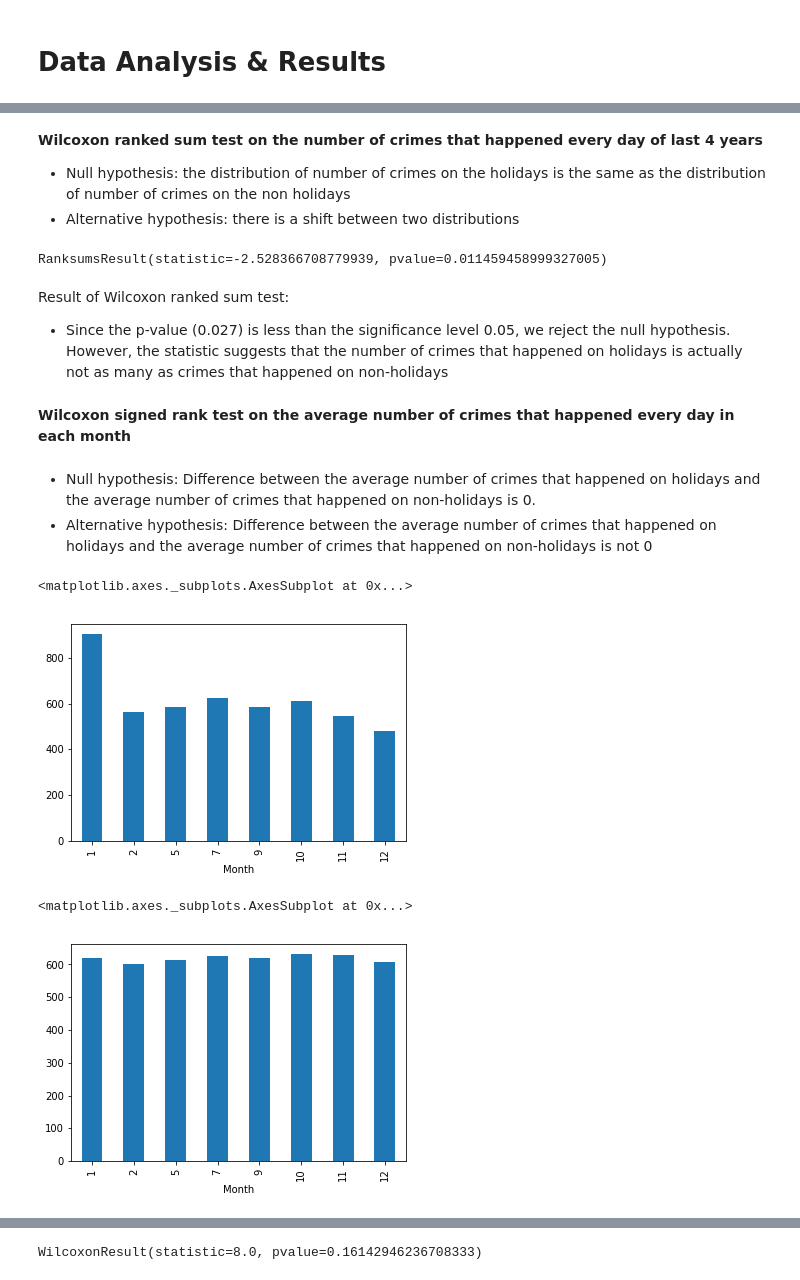
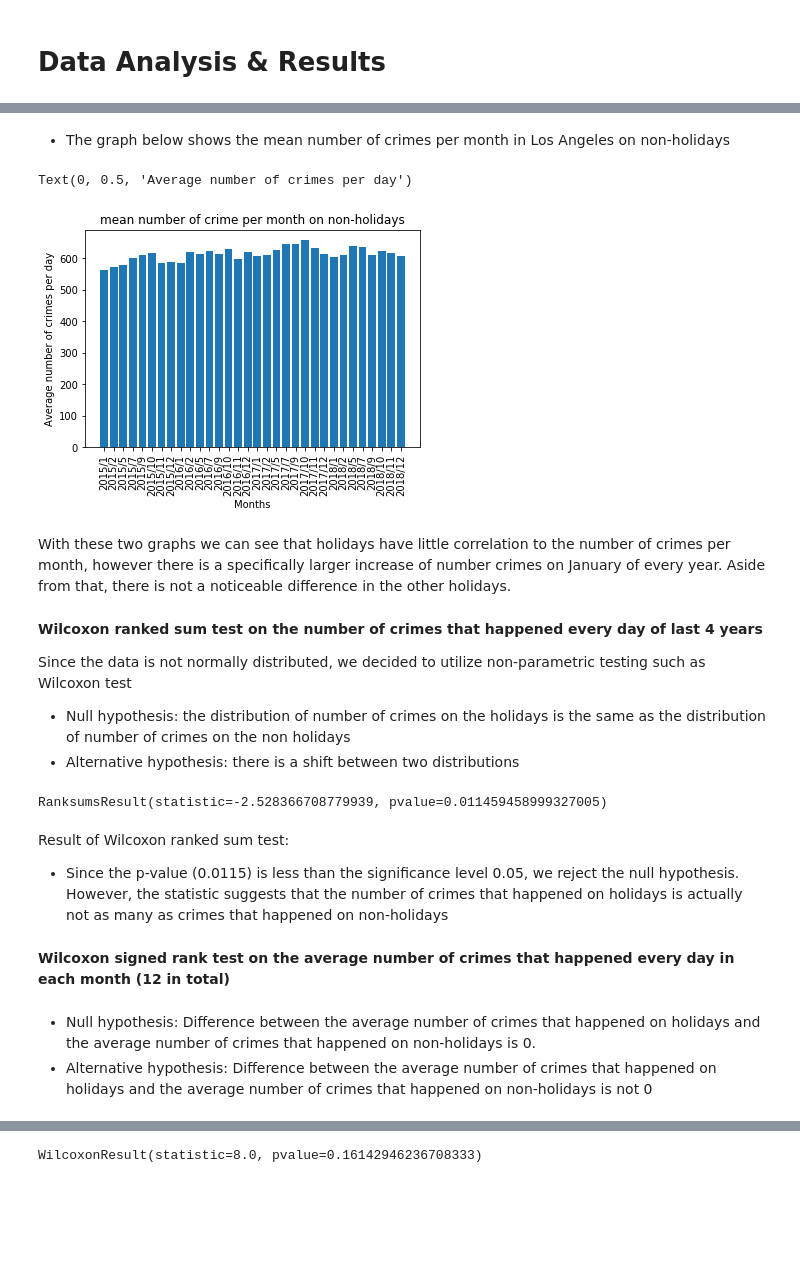
Before and after one commit to r3qin/COGS108FinalProject, a Jupyter notebook: FinalProject.ipynb, the cells around one changed output, grey strips where cells are left out. Cells and saved outputs as stored; diff of their text form; code cells hidden in the pictures; blank space fills up the shorter version.

```diff
--- a/FinalProject.ipynb
+++ b/FinalProject.ipynb
@@ -107,3 +142,15 @@ df["is_holiday"] = df["Date Occurred"].isin(holidays)
+# %%
+num_crime_nonholiday_2 = df.groupby(["Year", "Month"]).sum().Num - df.groupby(["Year", "Month"]).sum().is_holiday
+num_crime_nonholiday_2 = num_crime_nonholiday_2.reset_index()
+num_crime_nonholiday_2.columns = ["Year", "Month", "Num"]
+num_crime_nonholiday_2["time"] = num_crime_nonholiday_2["Year"].apply(str) +"/" + num_crime_nonholiday_2["Month"].apply(str)
+mean_num_crime_nonholiday = []
+for i in range(num_crime_nonholiday_2.shape[0]):
+    a = num_crime_nonholiday_2["Num"][i]
+    b = num_nonholidays[num_crime_nonholiday_2["Month"][i]-1]
+    mean_num_crime_nonholiday.append(a/b)
+num_crime_nonholiday_2["Average"] = mean_num_crime_nonholiday
+num_crime_nonholiday_2 = num_crime_nonholiday_2[~num_crime_nonholiday_2["Month"].isin([3,4,6,8])]
 # %% [markdown]
 Calculate the number of crimes on every day during these four years and split the data into two groups: holidays and non-holidays.
 # %%
@@ -162,5 +228,20 @@ Results of normality testing
+# %% [markdown]
+- The graph below shows the mean number of crimes per month in Los Angeles on non-holidays
+# %%
+plt.bar(num_crime_nonholiday_2["time"], num_crime_nonholiday_2["Average"])
+plt.title("mean number of crime per month on non-holidays")
+locs = plt.xticks(rotation=90)
+plt.xlabel("Months")
+plt.ylabel("Average number of crimes per day")
+# %% [output]
+Text(0, 0.5, 'Average number of crimes per day')
+[figure, added]
+# %% [markdown]
+With these two graphs we can see that holidays have little correlation to the number of crimes per month, however there is a specifically larger increase of number crimes on January of every year. Aside from that, there is not a noticeable difference in the other holidays.
 # %% [markdown]
 **Wilcoxon ranked sum test on the number of crimes that happened every day of last 4 years**
+
+Since the data is not normally distributed, we decided to utilize non-parametric testing such as Wilcoxon test
 - Null hypothesis: the distribution of number of crimes on the holidays is the same as the distribution of number of crimes on the non holidays
 - Alternative hypothesis: there is a shift between two distributions
 # %%
@@ -169,19 +250,9 @@ stats.ranksums(num_crime_holiday_3["is_holiday"], num_crime_nonholiday_3["Num"])
 RanksumsResult(statistic=-2.528366708779939, pvalue=0.011459458999327005)
 # %% [markdown]
 Result of Wilcoxon ranked sum test:
-- Since the p-value (0.027) is less than the significance level 0.05, we reject the null hypothesis. However, the statistic suggests that the number of crimes that happened on holidays is actually not as many as crimes that happened on non-holidays
+- Since the p-value (0.0115) is less than the significance level 0.05, we reject the null hypothesis. However, the statistic suggests that the number of crimes that happened on holidays is actually not as many as crimes that happened on non-holidays
 # %% [markdown]
-**Wilcoxon signed rank test on the average number of crimes that happened every day in each month**
+**Wilcoxon signed rank test on the average number of crimes that happened every day in each month (12 in total)**
 # %% [markdown]
 - Null hypothesis: Difference between the average number of crimes that happened on holidays and the average number of crimes that happened on non-holidays is 0.
 - Alternative hypothesis: Difference between the average number of crimes that happened on holidays and the average number of crimes that happened on non-holidays is not 0
-# %%
-new_num_crime_holiday.plot(kind="bar")
-# %% [output]
-<matplotlib.axes._subplots.AxesSubplot at 0x...>
-[figure, removed]
-# %%
-new_num_crime_nonholiday.plot(kind="bar")
-# %% [output]
-<matplotlib.axes._subplots.AxesSubplot at 0x...>
-[figure, removed]
```
Also changed, not shown: parts of 35 cells of this notebook.
